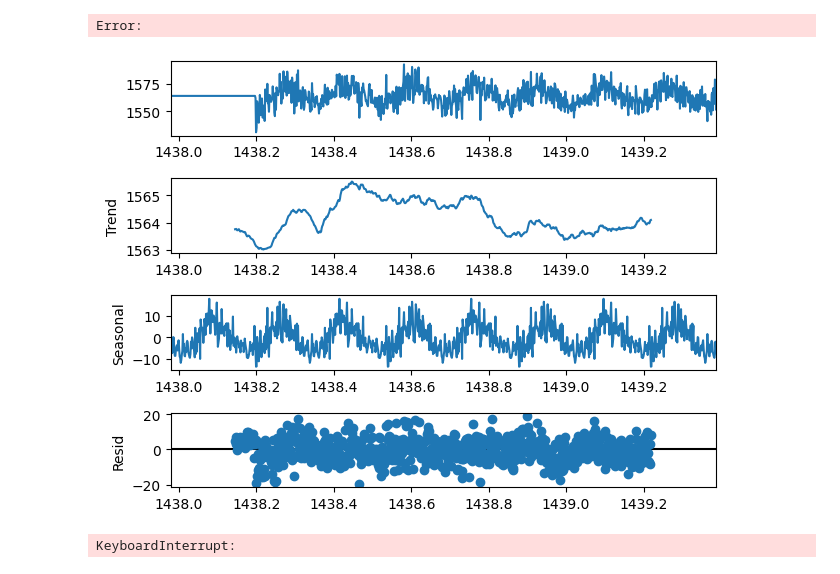
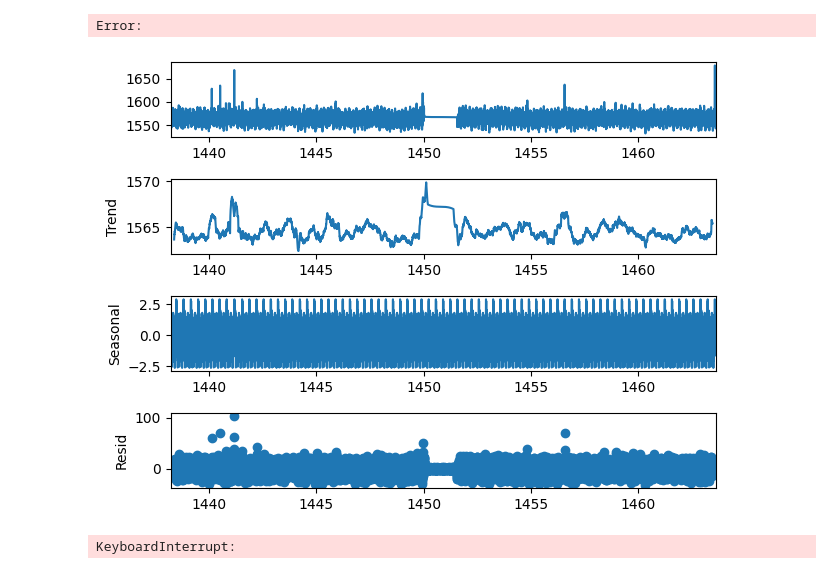
Before and after one commit to alexfaassen/STA2453, a Jupyter notebook: 4.Pretreatment/SARIMA_imputation_STL.ipynb, the cells around one changed output. Cells and saved outputs as stored; diff of their text form; code cells hidden in the pictures.

Commit message:
Data pretreatment: PCHIP, ARIMA + Fourier, STL (V2)

```diff
--- a/4.Pretreatment/SARIMA_imputation_STL.ipynb
+++ b/4.Pretreatment/SARIMA_imputation_STL.ipynb
@@ -114,16 +114,24 @@ def fill_times(series):
 
     return series_fill
 # %%
-## TEMP ##
+## Fill indices
 lc_fill = fill_times(lightcurve)
 print(lc_fill.shape)
 print(lc_fill.info())
-plt.plot(lc_fill)
+
+## Remove edge null indices
+min_ind = lc_fill.dropna().index.min()
+max_ind = lc_fill.dropna().index.max()
+lc_fill = lc_fill.loc[min_ind:max_ind]
+print(lc_fill.info())
 
 ## Identify null_indices
 null_indices = lc_fill.iloc[np.where(lc_fill.isna())[0]].index
 print(null_indices[0:5])
 print(null_indices.shape)
+
+## Check
+plt.plot(lc_fill)
 # %% [output]
 (18856, 1)
 <class 'pandas.core.frame.DataFrame'>
@@ -143,6 +172,6 @@ Float64Index([ 1437.978645522663, 1437.9800344004182, 1437.9814232781732,
 # %%
 ## Cut down
-lc_fill = lc_fill.iloc[0:1000]
+# lc_fill = lc_fill.iloc[0:1000]
 # lc_fill = lc_fill.query("1447 <= index < 1453")
 # lc_fill.shape
 # %% [markdown]
@@ -153,0 +192,9 @@ print(lc_interp.shape)
+# %%
+lc_interp = lc_fill.interpolate(method='pchip')
+## Notes:
+# 'krogh' doesn't work
+# 'akima' interesting
+# 'pchip' very interesting - 1-D monotonic cubic spline interpolation.
+#   - https://docs.scipy.org/doc/scipy/reference/generated/scipy.interpolate.pchip_interpolate.html
+#   - https://docs.scipy.org/doc/scipy/reference/generated/scipy.interpolate.PchipInterpolator.html#scipy.interpolate.PchipInterpolator
+print(lc_interp.info())
@@ -258,14 +325,14 @@ Error:
 # %%
 ## ROUGH WORK ##
 from statsmodels.tsa.seasonal import seasonal_decompose
 
 # Decompose the time series
-lc_interp = lc_fill.fillna(lc_fill["pdcsap_flux"].mean())
+# lc_interp = lc_fill.fillna(lc_fill["pdcsap_flux"].mean())
 result = seasonal_decompose(lc_interp, model='additive', period=240)
 result.plot()
 plt.show()
 # %% [output]
-[figure, old version]
+[figure, new version]
 # %%
 ## BASE CODE ##
 from statsmodels.tsa.statespace.sarimax import SARIMAX
```
Also changed, not shown: parts of 26 cells of this notebook, 2 other files.
